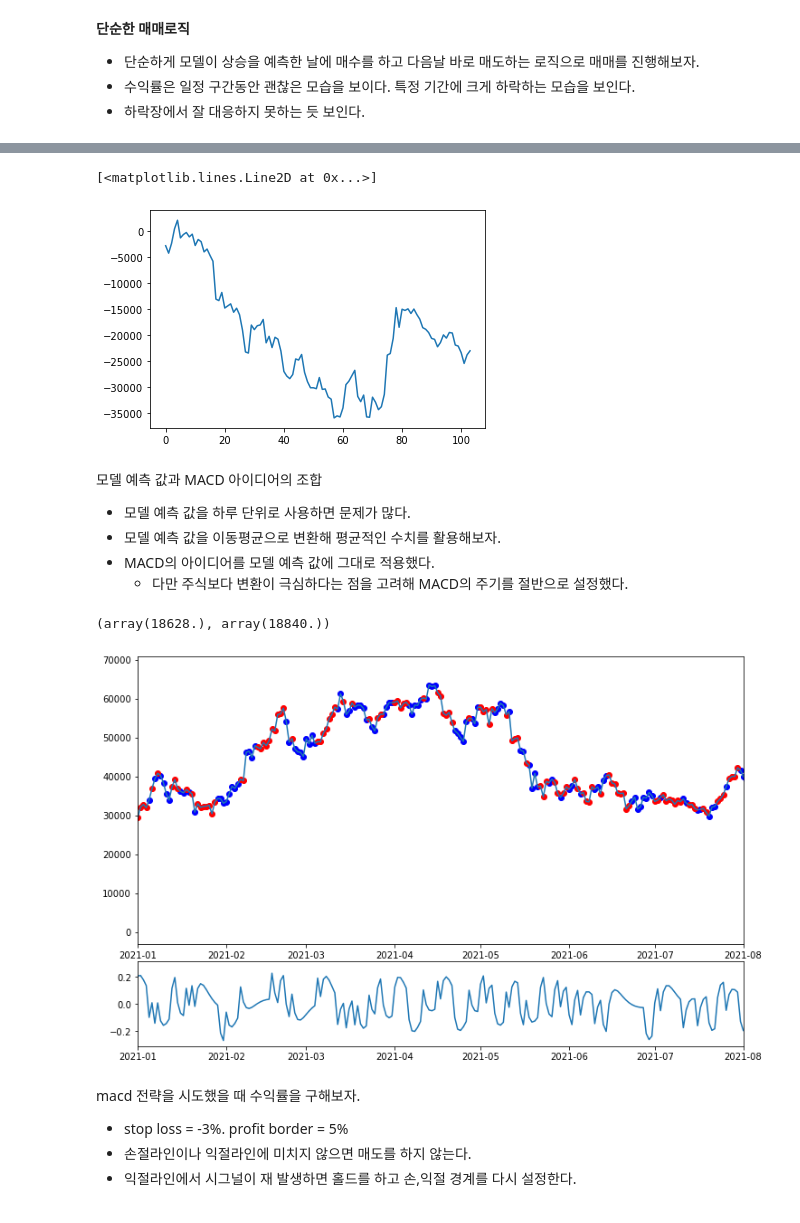
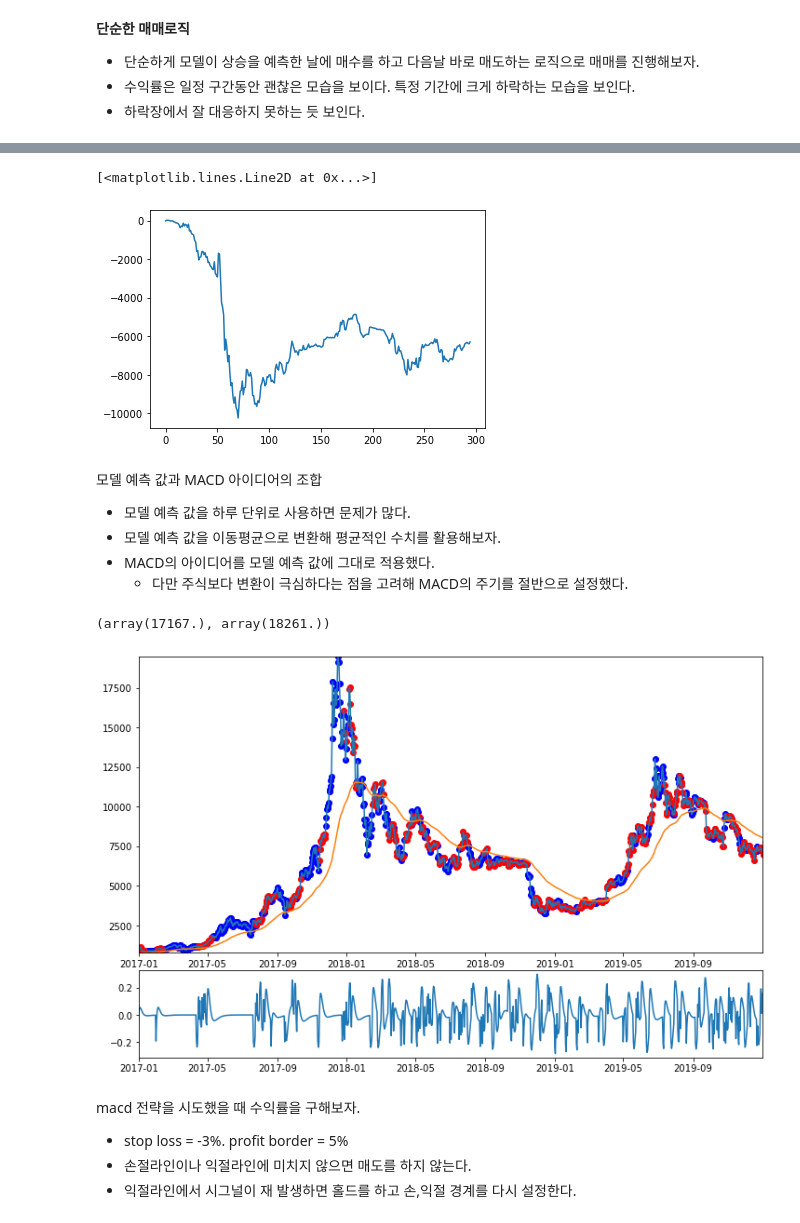
Before and after one commit to Think-JIn99/All-about-Market, a Jupyter notebook: trading/Jeong/machine_trade/model/only_btc/model_test_classify.ipynb, the cells around one changed output, grey strips where cells are left out. Saved outputs shown, nothing was run; the diff lists cells and outputs as text; code cells hidden in the pictures.

```diff
--- a/trading/Jeong/machine_trade/model/only_btc/model_test_classify.ipynb
+++ b/trading/Jeong/machine_trade/model/only_btc/model_test_classify.ipynb
@@ -110,6 +112,7 @@ new_df
     * 모델은 120일 단위로 학습을 진행한다.
     * 모델의 학습은 매일 이뤄지며 오늘까지의 총 120일간의 데이터로 다음날 방향성을 예측한다.
 # %%
-X = new_df.drop(['Target'],axis=1)
+X = new_df.drop(['Target'], axis=1)
+y = new_df['Target'].values
 scaler = MinMaxScaler()
-X = pd.DataFrame(scaler.fit_transform(X), columns=X.columns)
+X = scaler.fit_transform(X)
@@ -207,8 +281,8 @@ Text(0.5, 1.0, 'Random Forest: Feature Importance Graph')
 * 피쳐는 볼륨(거래량)과 연관된 지표에 크게 영향을 받는다.
 * 비트코인이 아닌 지표들 중에는 미국 달러와 금이 영향을 크게 미치는 요소이다.
 # %%
-date_index = new_df.index[SIZE: len(total_pred) + SIZE]
+date_index = new_df.index[SIZE: -1]
 pred_series = pd.Series(index=date_index, data=total_pred)
-target = new_df['Target'].loc[date_index]
+target = y[SIZE: -1]
 # %%
 pred_series.to_csv("pred.csv")
@@ -255,7 +331,8 @@ def plot_point(long_point, short_point, days=300):
 # %%
-start_day, end_day = ("2022-01-01","2022-07-07")
+start_day, end_day = ("2017-01-01", "2019-12-31")
+min_val, max_val = new_df.loc[start_day:end_day,'Adj Close'].min(), new_df.loc[start_day:end_day,'Adj Close'].max()
 long_point, short_point = get_trade_point(pred_series[start_day: end_day])
 plot_point(long_point, short_point)
 plt.xlim(start_day, end_day)
-plt.ylim(10000, 65000)
+plt.ylim(min_val, max_val)
 # %% [output]
@@ -279,8 +356,8 @@ new_df['Adj Close'].plot()
 # %%
-plt.plot(get_profit(short_point, is_short=True))
+plt.plot(day_trade_profit(short_point, is_short=True))
 # %% [output]
 [<matplotlib.lines.Line2D at 0x...>]
-[figure, old version]
+[figure, new version]
 # %% [markdown]
 모델 예측 값과 MACD 아이디어의 조합
 * 모델 예측 값을 하루 단위로 사용하면 문제가 많다.
@@ -297,33 +374,24 @@ osi = macd - signal
 # %%
 long_point = osi[osi > 0].index
 short_point = osi[osi < 0].index
 out_value = new_df['Adj Close'].loc[short_point]
 in_value = new_df['Adj Close'].loc[long_point]
-# plot_point(long_point, short_point)
-# plt.xlim(start_day, end_day)
-fig = plt.figure(figsize=(12,10))
+
+
+fig = plt.figure(figsize=(12, 10))
 
 ax_main = plt.subplot2grid((5, 1), (0, 0), rowspan=3)
 ax_sub = plt.subplot2grid((5, 1), (3, 0))
-# ax_sub2 = plt.subplot2grid((5, 1), (4, 0))
 
-# start, end = (-300, len(new_df) - 1)
 ax_main.plot(df['Adj Close'])
-ax_main.scatter(x=short_point, y = out_value, c='b')
-ax_main.scatter(x=long_point, y = in_value, c='r')
+ax_main.scatter(x=short_point, y=out_value, c='b')
+ax_main.scatter(x=long_point, y=in_value, c='r')
 ax_main.set_xlim(start_day, end_day)
-# ax_main.set_ylim(0, 15000)
-# ax_main.plot(ewm)
+ax_main.set_ylim(min_val, max_val)
+ax_main.plot(ewm)
 
 ax_sub.plot(osi)
 ax_sub.set_xlim(start_day, end_day)
-
-# ax_sub2.plot(new_df['Moment'])
-# ax_sub2.set_xlim(new_df.index[-400], new_df.index[-SIZE])
-
-
-
-# plot_point(long_point, short_point)
 # %% [output]
-(array(18628.), array(18840.))
+(array(17167.), array(18261.))
-[figure, old version]
+[figure, new version]
```
Also changed, not shown: parts of 26 cells of this notebook.
